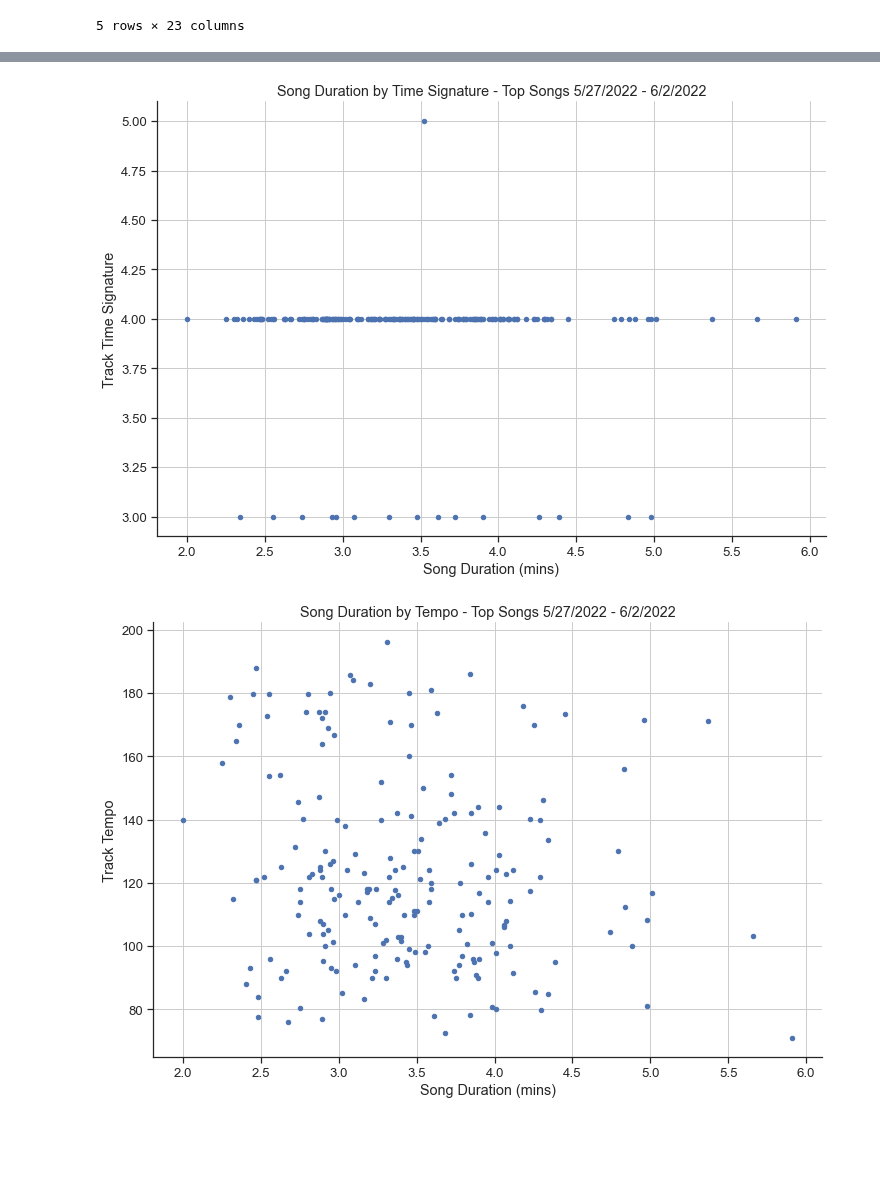
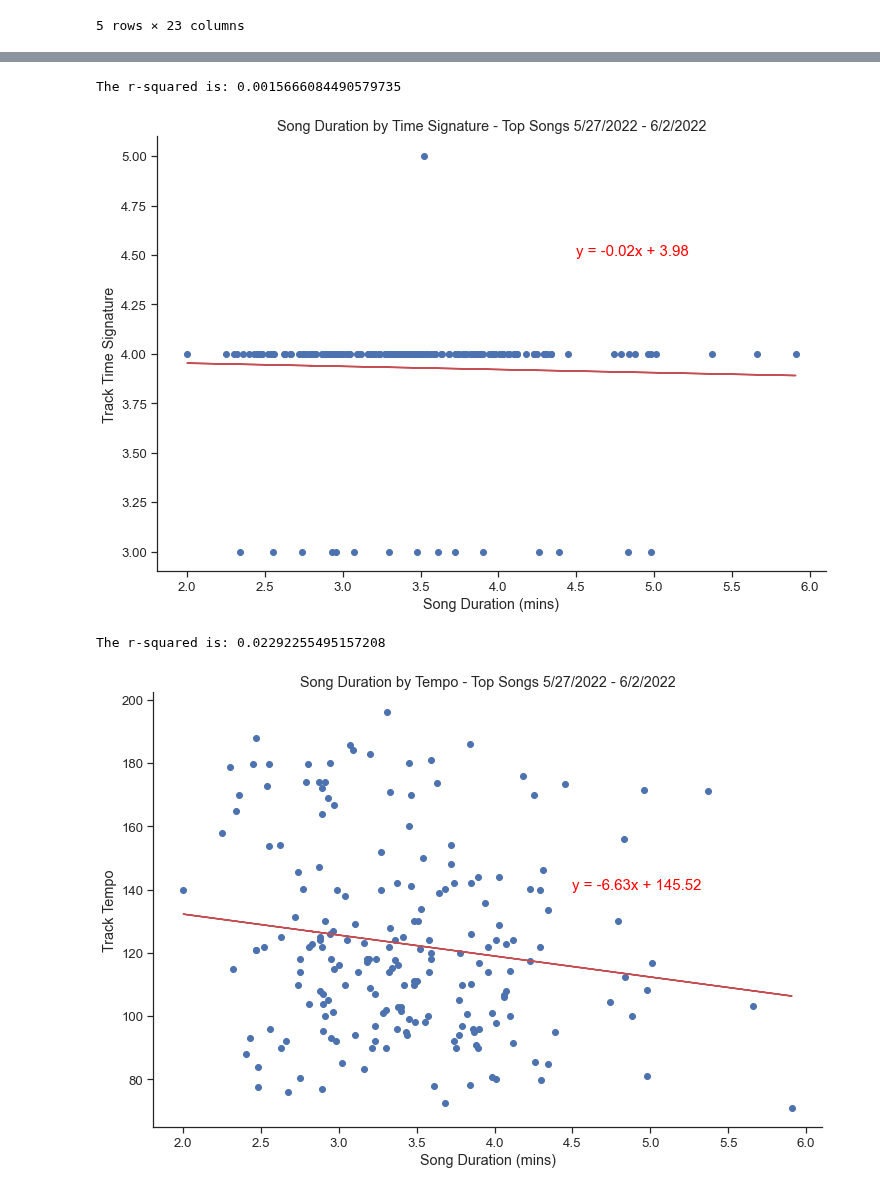
Before and after one commit to mbruns13/project_1_spotify, a Jupyter notebook: song_duration.ipynb, the cells around one changed output, grey strips where cells are left out. Cells and saved outputs as stored; diff of their text form; code cells hidden in the pictures; blank space fills up the shorter version.

```diff
--- a/song_duration.ipynb
+++ b/song_duration.ipynb
@@ -182,22 +193,45 @@ plt.savefig("images/duration_streams.png")
 # %%
-song_duration_df.plot.scatter("duration_mins","time_signature", c="b", grid=True)
+xvalues =song_duration_df["duration_mins"]
+yvalues = song_duration_df["time_signature"]
+
+(slope, intercept, rvalue, pvalue, stderr) = linregress(xvalues, yvalues)
+regress_values = xvalues * slope + intercept
+line_eq = "y = " + str(round(slope,2)) + "x + " + str(round(intercept,2))
+plt.scatter(xvalues, yvalues, c="b")
+plt.plot(xvalues,regress_values,"r-")
 # Set a Title and labels
 plt.title("Song Duration by Time Signature - Top Songs 5/27/2022 - 6/2/2022")
 plt.xlabel("Song Duration (mins)")
 plt.ylabel("Track Time Signature")
+#adding line equation to the scatter plot
+plt.annotate(line_eq,(4.5,4.5),fontsize=15,color="red")
+print(f"The r-squared is: {rvalue**2}")
 
 #save as png
 plt.savefig("images/duration_timesig.png")
 # %% [output]
+The r-squared is: 0.0015666084490579735
-[figure, old version]
+[figure, new version]
 # %%
-song_duration_df.plot.scatter("duration_mins", "tempo", c="b", grid=True)
-# Set a Title and labels
+xvalues =song_duration_df["duration_mins"]
+yvalues = song_duration_df["tempo"]
+
+
+(slope, intercept, rvalue, pvalue, stderr) = linregress(xvalues, yvalues)
+regress_values = xvalues * slope + intercept
+line_eq = "y = " + str(round(slope,2)) + "x + " + str(round(intercept,2))
+plt.scatter(xvalues, yvalues, c="b")
+plt.plot(xvalues,regress_values,"r-")
+#adding title and labels
 plt.title("Song Duration by Tempo - Top Songs 5/27/2022 - 6/2/2022")
 plt.xlabel("Song Duration (mins)")
 plt.ylabel("Track Tempo")
+#adding line equation to the scatter plot
+plt.annotate(line_eq,(4.5,140),fontsize=15,color="red")
+print(f"The r-squared is: {rvalue**2}")
 
 #save as png
 plt.savefig("images/duration_tempo.png")
 # %% [output]
+The r-squared is: 0.02292255495157208
-[figure, old version]
+[figure, new version]
```
Also changed, not shown: parts of 1 cell of this notebook, 3 other files.
